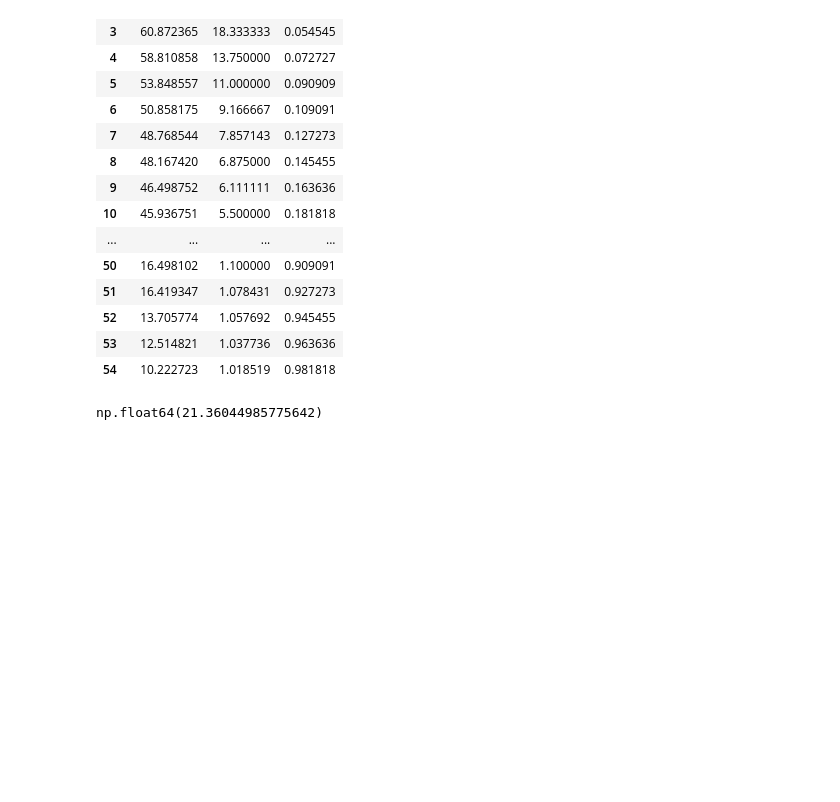
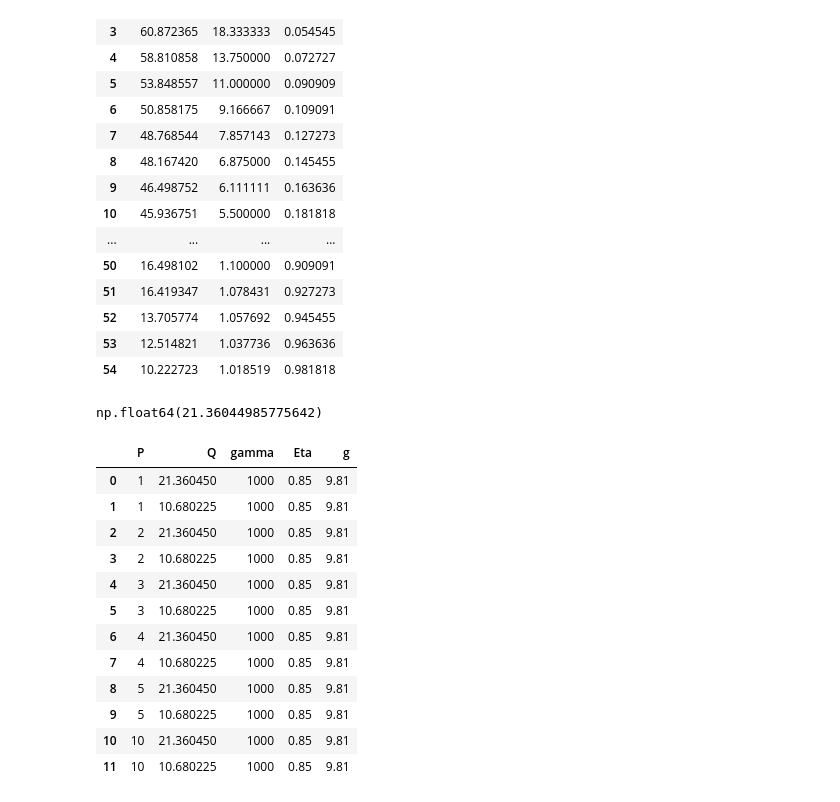
Before and after one commit to alejandroceba/mini-hidroelectrica-eh-26289, a Jupyter notebook: notebooks/gasto.ipynb, the cells around one changed output. Saved outputs shown, nothing was run; the diff lists cells and outputs as text; code cells hidden in the pictures; blank space fills up the shorter version.

```diff
--- a/notebooks/gasto.ipynb
+++ b/notebooks/gasto.ipynb
@@ -96,0 +114,17 @@ volumen_mensual_pivot.to_csv("../data/precipitacion/volumen_mensual.csv")
+# %%
+Hb = pd.DataFrame(cargas, columns=["P","Q","gamma","Eta","g"])
+Hb
+# %% [output]
+|  | P | Q | gamma | Eta | g |
+| 0 | 1 | 21.360450 | 1000 | 0.85 | 9.81 |
+| 1 | 1 | 10.680225 | 1000 | 0.85 | 9.81 |
+| 2 | 2 | 21.360450 | 1000 | 0.85 | 9.81 |
+| 3 | 2 | 10.680225 | 1000 | 0.85 | 9.81 |
+| 4 | 3 | 21.360450 | 1000 | 0.85 | 9.81 |
+| 5 | 3 | 10.680225 | 1000 | 0.85 | 9.81 |
+| 6 | 4 | 21.360450 | 1000 | 0.85 | 9.81 |
+| 7 | 4 | 10.680225 | 1000 | 0.85 | 9.81 |
+| 8 | 5 | 21.360450 | 1000 | 0.85 | 9.81 |
+| 9 | 5 | 10.680225 | 1000 | 0.85 | 9.81 |
+| 10 | 10 | 21.360450 | 1000 | 0.85 | 9.81 |
+| 11 | 10 | 10.680225 | 1000 | 0.85 | 9.81 |
```
Also changed, not shown: parts of 3 cells of this notebook, 4 other files.
